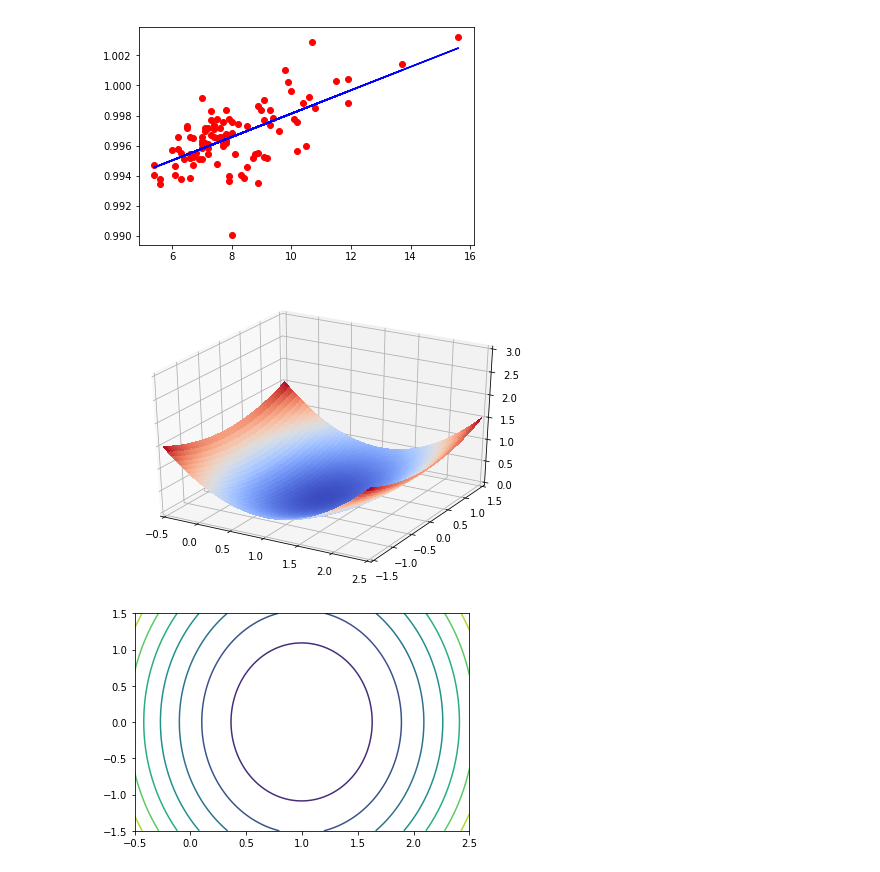
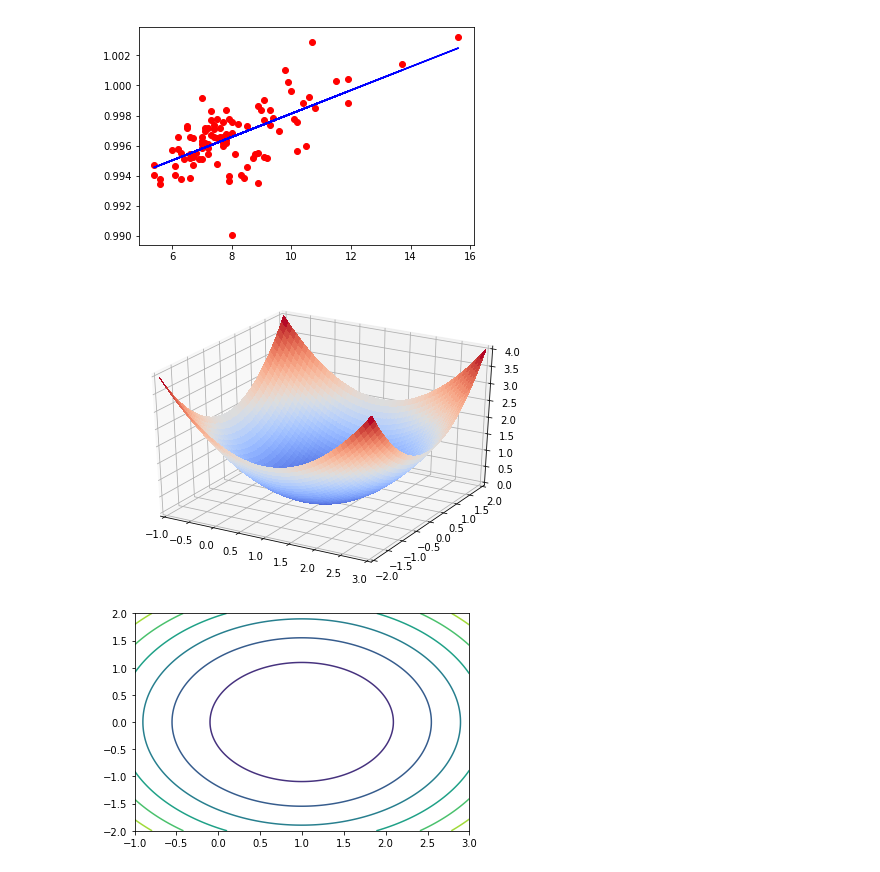
Before and after one commit to DivyanshuSaxena/Machine-Learning-Assignments, a Jupyter notebook: linear-regression.ipynb, the cells around one changed output. Cells and saved outputs as stored; diff of their text form; code cells hidden in the pictures.

Commit message:
Fixed variance bug (error function plot much better for linear regression), also un-normalized data for logistic regression

```diff
--- a/linear-regression.ipynb
+++ b/linear-regression.ipynb
@@ -22,7 +23,7 @@ mean = mean/m
 e_x_squared = squared_sum/m
 variance = e_x_squared - mean*mean
 
-x_i_norm = np.array([(xi-mean)/variance for xi in x_i_raw])
+x_i_norm = np.array([(xi-mean)/math.sqrt(variance) for xi in x_i_raw])
 x_i = np.array([[1, xi] for xi in x_i_norm])
 # %%
 # Detect Convergence
@@ -94,35 +95,36 @@ plt.plot(x_i_raw, h_theta, 'b-')
 # %%
 fig = plt.figure()
 ax = p3.Axes3D(fig)
 
 # Plot for PART C
 # Set Axes Properties
-theta_0_min, theta_0_max = -0.5, 2.5
-theta_1_min, theta_1_max = -1.5, 1.5
-error_func_min, error_func_max = 0, 3
+theta_0_min, theta_0_max = -1, 3
+theta_1_min, theta_1_max = -2, 2
+error_func_min, error_func_max = 0, 4
 ax.set_xlim3d([theta_0_min, theta_0_max])
 ax.set_ylim3d([theta_1_min, theta_1_max])
 ax.set_zlim3d([error_func_min, error_func_max])
 
 # Make surface plot
 theta_0_surface = np.linspace(theta_0_min, theta_0_max, 300)
 theta_1_surface = np.linspace(theta_1_min, theta_1_max, 300)
 theta_0_surface, theta_1_surface = np.meshgrid(theta_0_surface, theta_1_surface)
 error_func_surface = compute_error(theta_0_surface, theta_1_surface)
 
 # Plot the error function surface
 ax.plot_surface(theta_0_surface, theta_1_surface, error_func_surface, cmap = cm.coolwarm,
                 linewidth=0, antialiased=False)
 
 # Plot error curve versus parameters
 curve = [np.array([theta_0, theta_1, error_func])]
 lines = [ax.plot(dat[0, 0:1], dat[1, 0:1], dat[2, 0:1], 'r.')[0] for dat in curve]
 ani = animation.FuncAnimation(fig, update_lines, num_iterations-1, fargs=(curve, lines),
                               interval=200, blit=True)
 plt.show()
 # %% [output]
-[figure, old version]
+[figure, new version]
 # %%
+# Plot contour for PART D
 plt.ion()
 contour_plot = plt.plot([], [], 'r.')[0]
 plt.contour(theta_0_surface, theta_1_surface, error_func_surface)
@@ -134,4 +136,4 @@ for i in range(num_iterations-1):
 
 plt.show()
 # %% [output]
-[figure, old version]
+[figure, new version]
```
Also changed, not shown: parts of 3 cells of this notebook, 3 other files.
